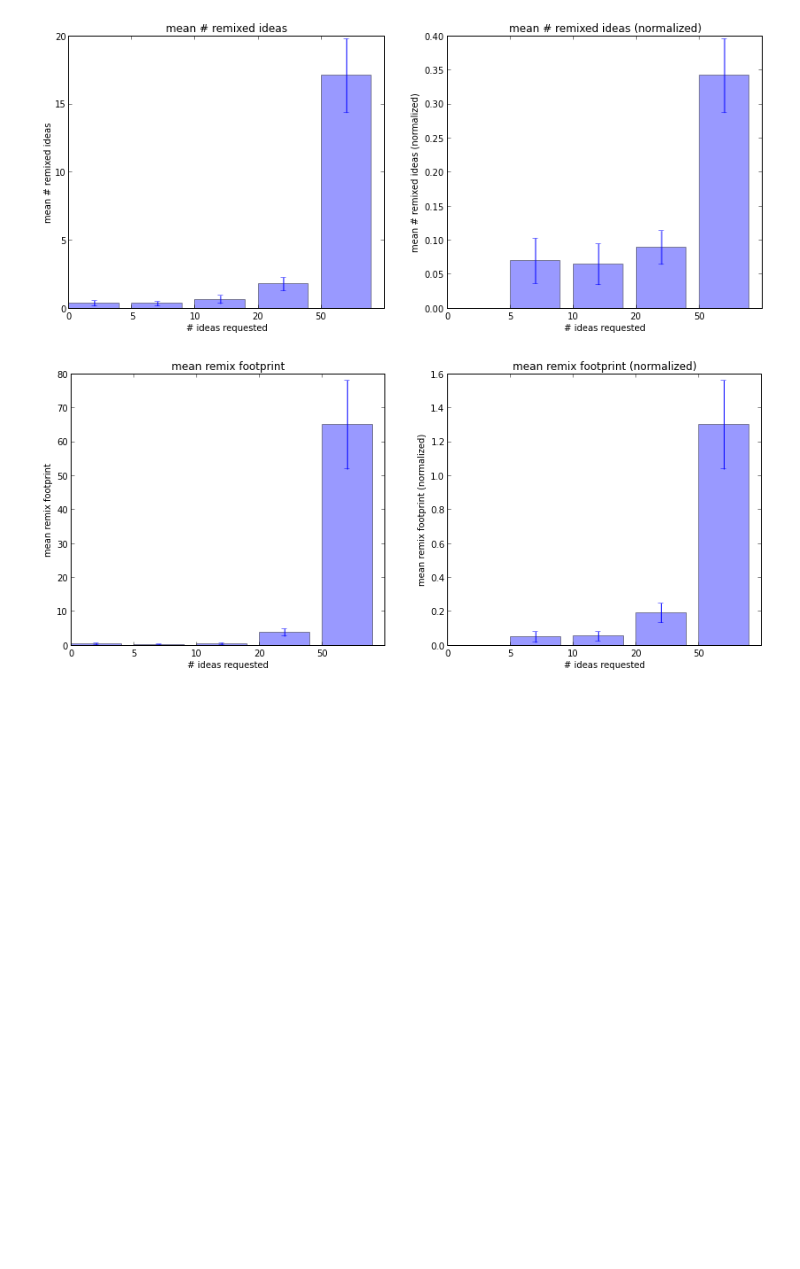
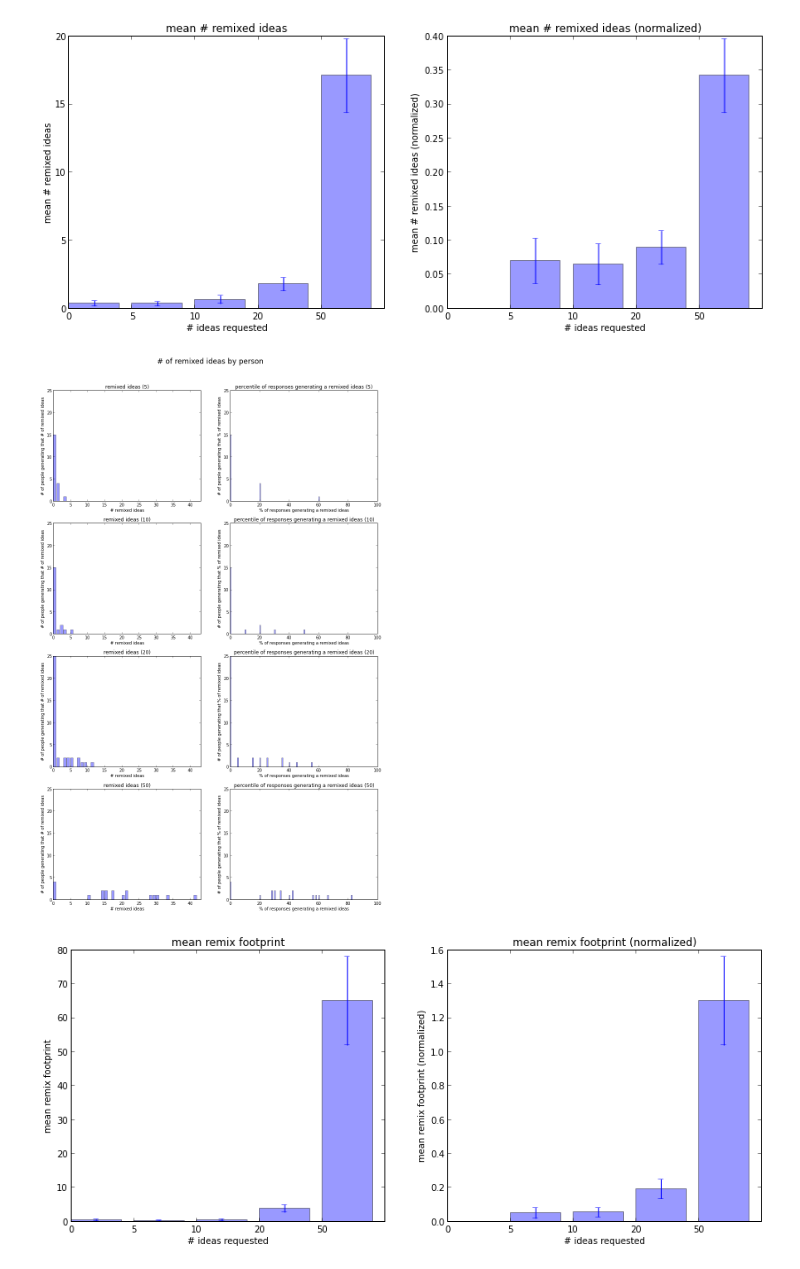
Before and after one commit to filkry/crowbrain, a Jupyter notebook: exps/post_pilot12_13_stats.ipynb, the cells around one changed output. Drawn from its saved outputs; the diff is of its cells as text; code cells hidden in the pictures; blank space fills up the shorter version.

Commit message:
added histogram for remixing

```diff
--- a/exps/post_pilot12_13_stats.ipynb
+++ b/exps/post_pilot12_13_stats.ipynb
@@ -553,6 +553,10 @@ for (num_requested, wid, qc), run in runs:
 bar_mean_norm_err(nr, "mean # remixed ideas", "# ideas requested", "mean # remixed ideas")
 # %% [output]
 [figure]
+# %%
+hists(nr, "# of remixed ideas by person", "remixed ideas")
+# %% [output]
+[figure, added]
 # %%
 def remix_footprint(qc, run):
     remixed_fil = run[(run['distance_fil'] > 0)]
```
Also changed, not shown: parts of 1 cell of this notebook.
